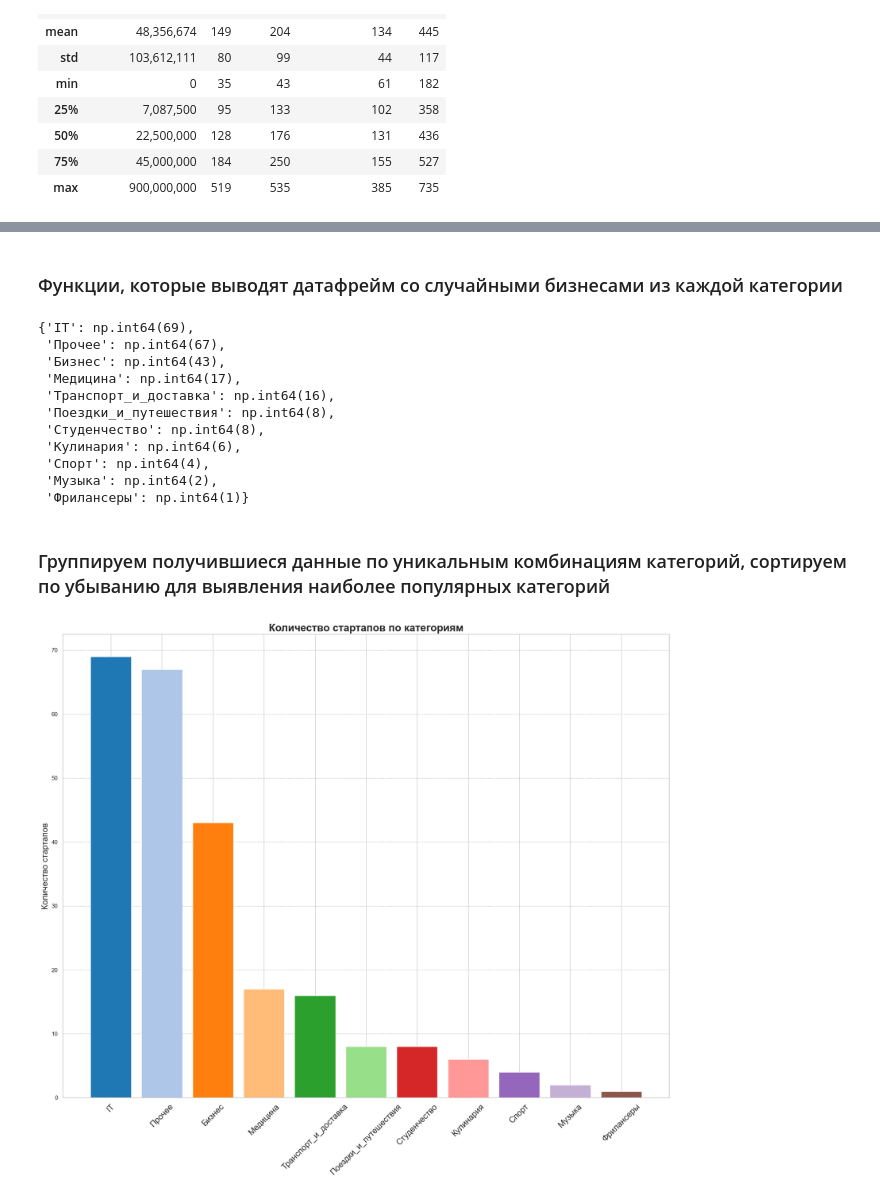
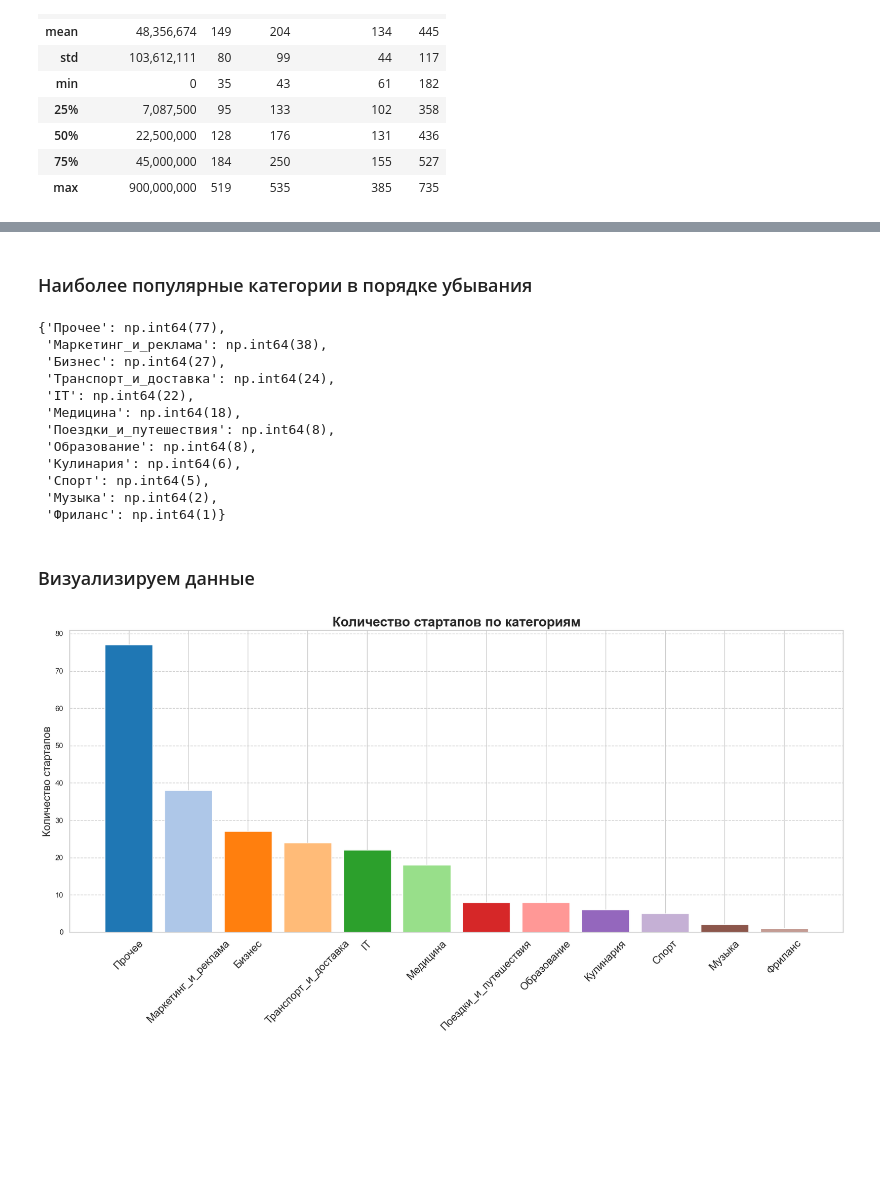
Before and after one commit to panchill/Startup-analytics, a Jupyter notebook: Startup_analytics.ipynb, the cells around one changed output, grey strips where cells are left out. Drawn from its saved outputs; the diff is of its cells as text; code cells hidden in the pictures; blank space fills up the shorter version.

```diff
--- a/Startup_analytics.ipynb
+++ b/Startup_analytics.ipynb
@@ -64,17 +58,18 @@ plt.show()
 # %%
 keywords = {
-    'IT': ['код', 'хак', 'it', 'ai', 'програм', 'кибер', 'искусствен', 'база', 'веб', 'web', 'аналитик', 'мобиль', 'приложен'],
-    'Фрилансеры': ['фриланс', 'удален', 'самозанят'],
-    'Бизнес' : ['бизнес', 'цен', 'маркетинг', 'бренд', 'аналитик', 'seo', 'smm', 'management'],
-    'Медицина' : ['диагностик ', 'профилактик', 'медицин', 'врач', 'докт', 'хирург ', 'операц', 'маломобильных', 'процедур','здоровь'],
-    'Студенчество': ['студент', 'университет', 'школ', 'образован', 'универ', 'экзамен', 'курс', 'общежит'],
+    'IT' : ['it', 'ai', 'искуственн', 'интеллект'],
+    'Маркетинг_и_реклама' : ['реклам', 'маркетинг', 'анализ', 'акци', 'контент'],
+    'Фриланс': ['фриланс', 'удален', 'самозанят'],
+    'Бизнес' : ['b2b', 'бизнес', 'бизнеса', 'сотрудничеств'],
+    'Медицина' : ['диагностик ', 'профилактик', 'медицин', 'врач', 'докт', 'хирург ', 'операц', 'маломобильных', 'процедур','здоровь', 'вирус'],
+    'Образование': ['студент', 'университет', 'школ', 'образован', 'универ', 'экзамен', 'курс', 'общежит', 'образован'],
 
     'Музыка': ['музык', 'песн', 'звук', 'аккорд', 'мелод'],
-    'Спорт': ['тренировк', 'фитнес', 'физкультур', 'атлетик', 'кардио', 'нагруз', 'сорев', 'экипиров'],
+    'Спорт': ['тренировк', 'фитнес', 'физкультур', 'атлетик', 'кардио', 'нагруз', 'сорев', 'экипиров', 'упражнен'],
 
 
-    'Транспорт_и_доставка': ['ремонт', 'машина', 'техобслуж', 'кузов', 'запчаст', 'транспорт', 'курьер', 'доставк'],
-    'Поездки_и_путешествия': ['поездк', 'туризм', 'путешеств', 'путевк', 'экскурси', 'курорт', 'проживание'],
+    'Транспорт_и_доставка': ['ремонт', 'машина', 'техобслуж', 'кузов', 'запчаст', 'транспорт', 'курьер', 'доставк', 'груз', 'логистик', 'автомобил'],
+    'Поездки_и_путешествия': ['поездк', 'туризм', 'путешеств', 'путевк', 'экскурси', 'курорт', 'проживание', 'бронирован'],
     'Кулинария': ['кухн', 'повар', 'еда', 'пищ', 'рецепт', 'ингредиент', 'блюд'],
 
 
@@ -160,5 +162,5 @@ random_startups_df
-# %% [markdown]
-### Функции, которые выводят датафрейм со случайными бизнесами из каждой категории
+# %% [markdown]
+### Наиболее популярные категории в порядке убывания
 # %%
 # Функция для подсчета всех категорий, содержащих подкатегорию
 def count_subcategory_occurrences(df, subcategories):
@@ -178,46 +180,47 @@ def count_subcategory_occurrences(df, subcategories):
     return sorted_results
 
 # Список подкатегорий, которые нужно проверить
-subcategories_list = ['Прочее', 'IT', 'Бизнес', 'Музыка', 'Фрилансеры', 'Медицина', 'Спорт', 'Транспорт_и_доставка', 'Поездки_и_путешествия', 'Кулинария', 'Студенчество']
+subcategories_list = ['Прочее', 'IT', 'Бизнес', 'Музыка', 'Фриланс', 'Медицина', 'Спорт', 'Транспорт_и_доставка', 'Поездки_и_путешествия', 'Кулинария', 'Образование', 'Маркетинг_и_реклама']
 
 # Подсчет количества всех категорий для каждой подкатегории в списке
 subcategory_counts = count_subcategory_occurrences(df, subcategories_list)
 subcategory_counts
 # %% [output]
-{'IT': np.int64(69),
- 'Прочее': np.int64(67),
- 'Бизнес': np.int64(43),
- 'Медицина': np.int64(17),
- 'Транспорт_и_доставка': np.int64(16),
+{'Прочее': np.int64(77),
+ 'Маркетинг_и_реклама': np.int64(38),
+ 'Бизнес': np.int64(27),
+ 'Транспорт_и_доставка': np.int64(24),
+ 'IT': np.int64(22),
+ 'Медицина': np.int64(18),
  'Поездки_и_путешествия': np.int64(8),
- 'Студенчество': np.int64(8),
+ 'Образование': np.int64(8),
  'Кулинария': np.int64(6),
- 'Спорт': np.int64(4),
+ 'Спорт': np.int64(5),
  'Музыка': np.int64(2),
- 'Фрилансеры': np.int64(1)}
+ 'Фриланс': np.int64(1)}
-# %% [markdown]
-### Группируем получившиеся данные по уникальным комбинациям категорий, сортируем по убыванию для выявления наиболее популярных категорий
+# %% [markdown]
+### Визуализируем данные
 # %%
 category_labels = list(subcategory_counts.keys())
 category_counts = list(subcategory_counts.values())
 
 
 
 colors = plt.get_cmap('tab20').colors
 
-plt.figure(figsize=(17, 15))
+plt.figure(figsize=(17, 9))
 plt.bar(
     category_labels,
     category_counts,
     color=colors[:len(category_labels)]  # Убедитесь, что достаточно цветов для всех категорий
 )
 
 plt.title('Количество стартапов по категориям', fontsize=20, fontweight='bold')
 plt.ylabel('Количество стартапов', fontsize=16)
 plt.xticks(rotation=45, fontsize=16)  # Поворот меток категорий, если они длинные
 plt.grid(axis='y', linestyle='--')  # Сетка по вертикальной оси
 plt.tight_layout()  # Подгонка для отображения меток
 plt.show()
 # %% [output]
-[figure, old version]
+[figure, new version]
 # %% [markdown]
```
Also changed, not shown: parts of 14 cells of this notebook, 1 other file.
